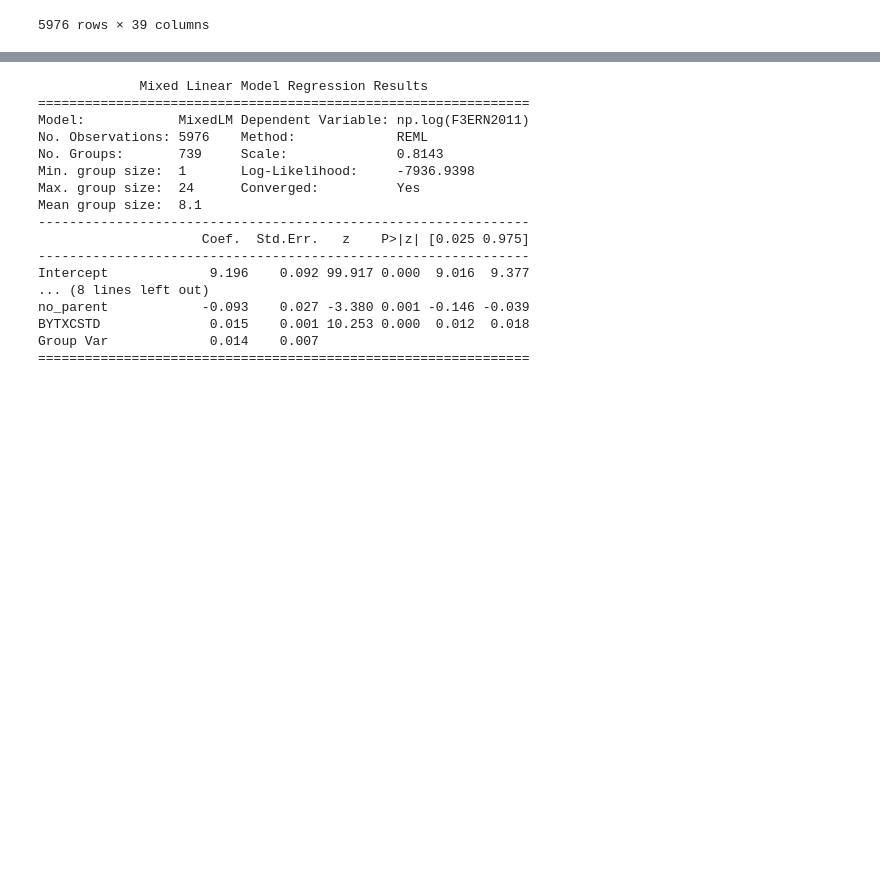
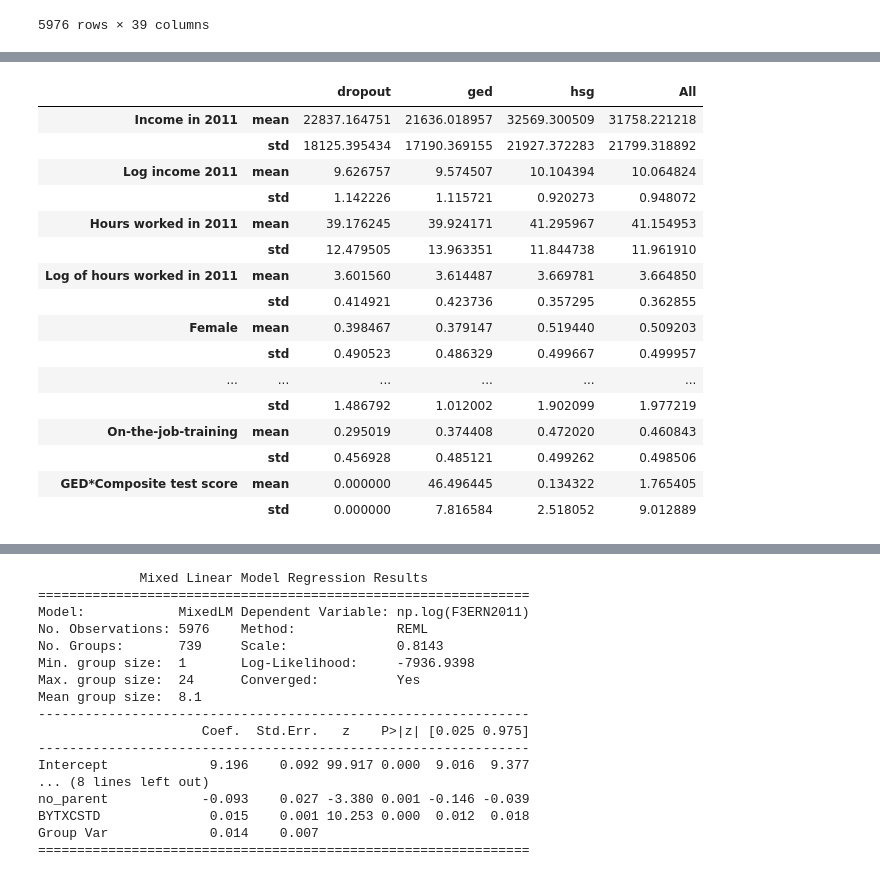
Before and after one commit to claraberes/QMSS-GR5072_Spring2023, a Jupyter notebook: Week 4/Activity/AERA Data Analysis .ipynb, the cells around one changed output, grey strips where cells are left out. Saved outputs shown, nothing was run; the diff lists cells and outputs as text; code cells hidden in the pictures; blank space fills up the shorter version.

```diff
--- a/Week 4/Activity/AERA Data Analysis .ipynb
+++ b/Week 4/Activity/AERA Data Analysis .ipynb
@@ -247,0 +309,4 @@ data
+# %%
+# df2: Create df to get the stats for ALL students types in the next step
+df2 = df.copy().drop(['high_school_grad','ged', 'Maternal education','Region of the US'],axis = 1)
+df2
@@ -247,0 +327,4 @@ data
+# %%
+# calculate the mean and the standard deviation for all kinds of students
+s_all = df2.agg(['mean','std']).T.stack()
+s_all
@@ -247,0 +349,5 @@ data
+# %%
+# group by edu to see mean and std
+df_temp = df.copy().drop(['high_school_grad','ged', 'Maternal education','Region of the US'],axis = 1)
+df3 = df_temp.groupby(df['edu']).agg(['mean','std']) #edit 4: don't overwrite the df DataFrame, in case we need it later. Also, slice from df2 and not df
+df3
@@ -247,0 +362,5 @@ data
+# %%
+# transpose the data frame, so the attributes goes to the left,
+# just like the original table
+df3 = df3.T
+df3
@@ -247,0 +385,22 @@ data
+# %%
+# add the overall series to the dataframe as a new columm
+df4 = pd.merge(df3,s_all.rename('All'),left_index= True,right_index=True)
+df4
+# %% [output]
+|  |  | dropout | ged | hsg | All |
+| Income in 2011 | mean | 22837.164751 | 21636.018957 | 32569.300509 | 31758.221218 |
+|  | std | 18125.395434 | 17190.369155 | 21927.372283 | 21799.318892 |
+| Log income 2011 | mean | 9.626757 | 9.574507 | 10.104394 | 10.064824 |
+|  | std | 1.142226 | 1.115721 | 0.920273 | 0.948072 |
+| Hours worked in 2011 | mean | 39.176245 | 39.924171 | 41.295967 | 41.154953 |
+|  | std | 12.479505 | 13.963351 | 11.844738 | 11.961910 |
+| Log of hours worked in 2011 | mean | 3.601560 | 3.614487 | 3.669781 | 3.664850 |
+|  | std | 0.414921 | 0.423736 | 0.357295 | 0.362855 |
+| Female | mean | 0.398467 | 0.379147 | 0.519440 | 0.509203 |
+|  | std | 0.490523 | 0.486329 | 0.499667 | 0.499957 |
+| ... | ... | ... | ... | ... | ... |
+|  | std | 1.486792 | 1.012002 | 1.902099 | 1.977219 |
+| On-the-job-training | mean | 0.295019 | 0.374408 | 0.472020 | 0.460843 |
+|  | std | 0.456928 | 0.485121 | 0.499262 | 0.498506 |
+| GED*Composite test score | mean | 0.000000 | 46.496445 | 0.134322 | 1.765405 |
+|  | std | 0.000000 | 7.816584 | 2.518052 | 9.012889 |
```
Also changed, not shown: parts of 12 cells of this notebook, 1 other file.
